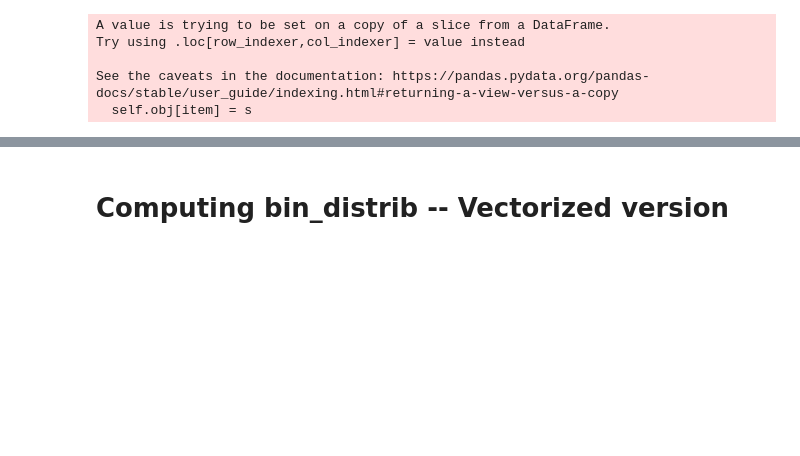
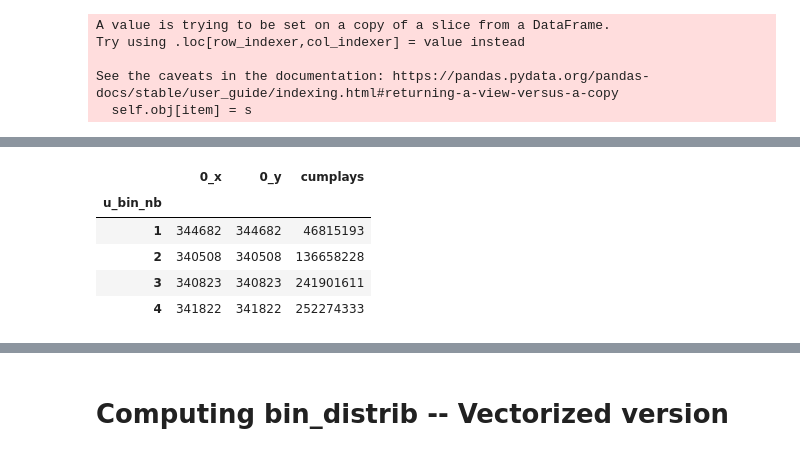
Before and after one commit to QuVil/cmb-recommendation, a Jupyter notebook: src/analysis/mainstream_tests.ipynb, the cells around one changed output, grey strips where cells are left out. Saved outputs shown, nothing was run; the diff lists cells and outputs as text; code cells hidden in the pictures; blank space fills up the shorter version.

```diff
--- a/src/analysis/mainstream_tests.ipynb
+++ b/src/analysis/mainstream_tests.ipynb
@@ -210 +230,11 @@ KeyError: 'rate'
+# %%
+# Amount of plays per user bin
+main_dist.groupby("user_id").sum().to_frame().merge(users_reco, left_on="user_id", right_on="user_id").groupby("u_bin_nb").sum()
+# %% [output]
+|  | 0_x | 0_y | cumplays |
+| u_bin_nb |  |  |  |
+| 1 | 344682 | 344682 | 46815193 |
+| 2 | 340508 | 340508 | 136658228 |
+| 3 | 340823 | 340823 | 241901611 |
+| 4 | 341822 | 341822 | 252274333 |
 # %%
```
Also changed, not shown: parts of 12 cells of this notebook, 1 other file.
